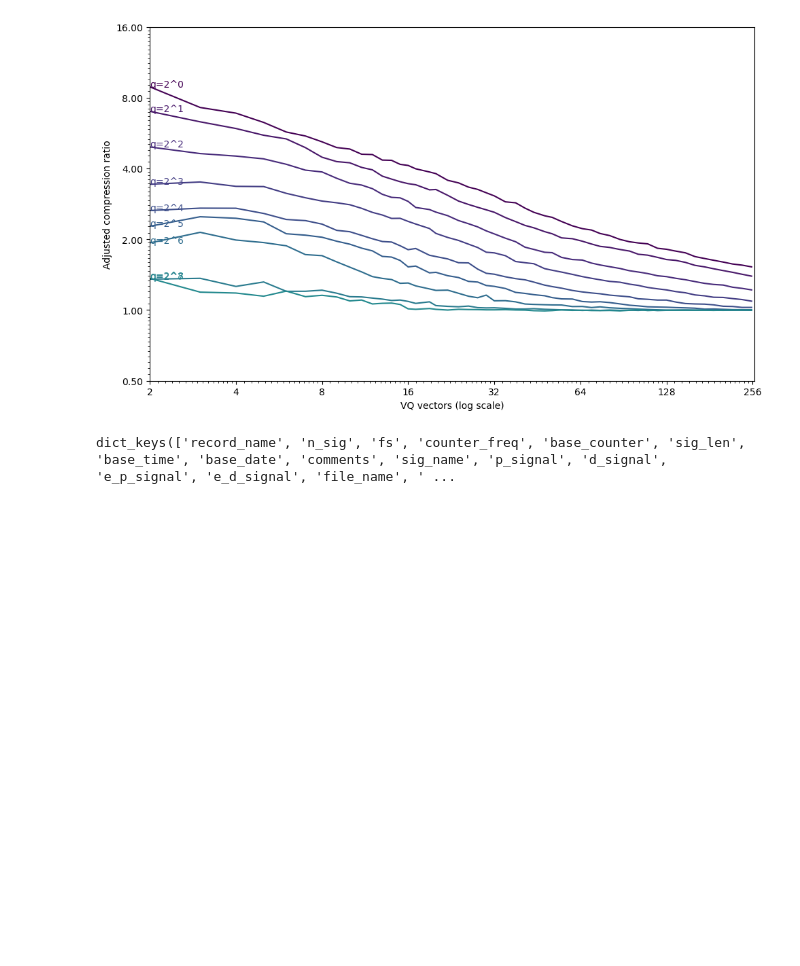
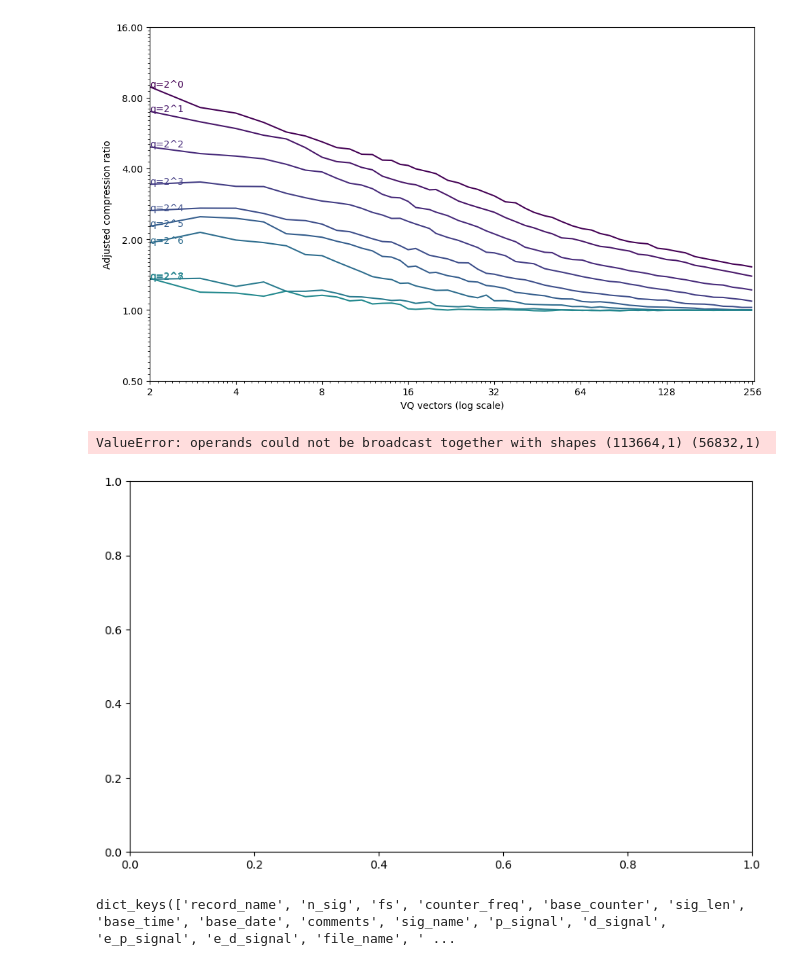
Before and after one commit to johnhw/compression_curves, a Jupyter notebook: compress_quantize.ipynb, the cells around one changed output. Cells and saved outputs as stored; diff of their text form; code cells hidden in the pictures; blank space fills up the shorter version.

Commit message:
Added laplacian

```diff
--- a/compress_quantize.ipynb
+++ b/compress_quantize.ipynb
@@ -113,6 +116,28 @@ plt.tight_layout()
 plt.savefig("imgs/speech_pyramid_compression_curve.png", dpi=300)
 # %% [output]
 [figure]
+# %%
+from plot_vq import set_relative_compression_curve_axes, simple_compression_curve
+fig, ax = plt.subplots(figsize=(10, 6))
+
+viridis = plt.cm.get_cmap('viridis', len(ex7_pyramid))
+ex7_laplacian = laplacian_pyramid(ex7[:,None], 2)
+for i, level in enumerate(ex7_laplacian):
+    if len(level)>256:
+        subsample = int(np.ceil(np.log2(len(level)) / 2))
+        if len(level)/subsample<256:
+            subsample = 1
+        z_curve, z_surrogate, d_curve = compression_surrogate_curve(level, k_r, subsample=subsample)
+        simple_compression_curve(ax, k_r, z_curve, z_surrogate, c=viridis(i))
+        ax.text(2, z_curve[0]/z_surrogate[0], "q=2^%d" % i, color=viridis(i))
+
+set_relative_compression_curve_axes(ax)
+
+plt.tight_layout()
+plt.savefig("imgs/speech_pyramid_compression_curve.png", dpi=300)
+# %% [output]
+ValueError: operands could not be broadcast together with shapes (113664,1) (56832,1)
+[figure, added]
 # %%
 """
 Data extract from https://physionet.org/content/cebsdb/1.0.0/
```
Also changed, not shown: parts of 1 cell of this notebook, 5 other files.
